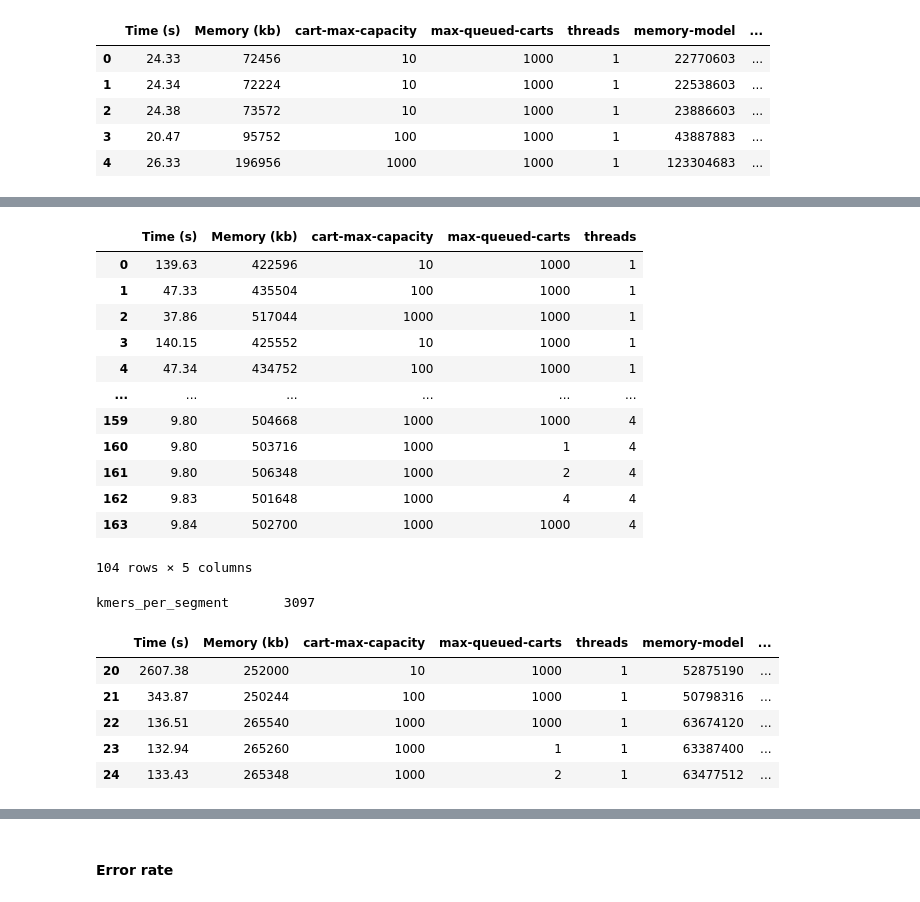
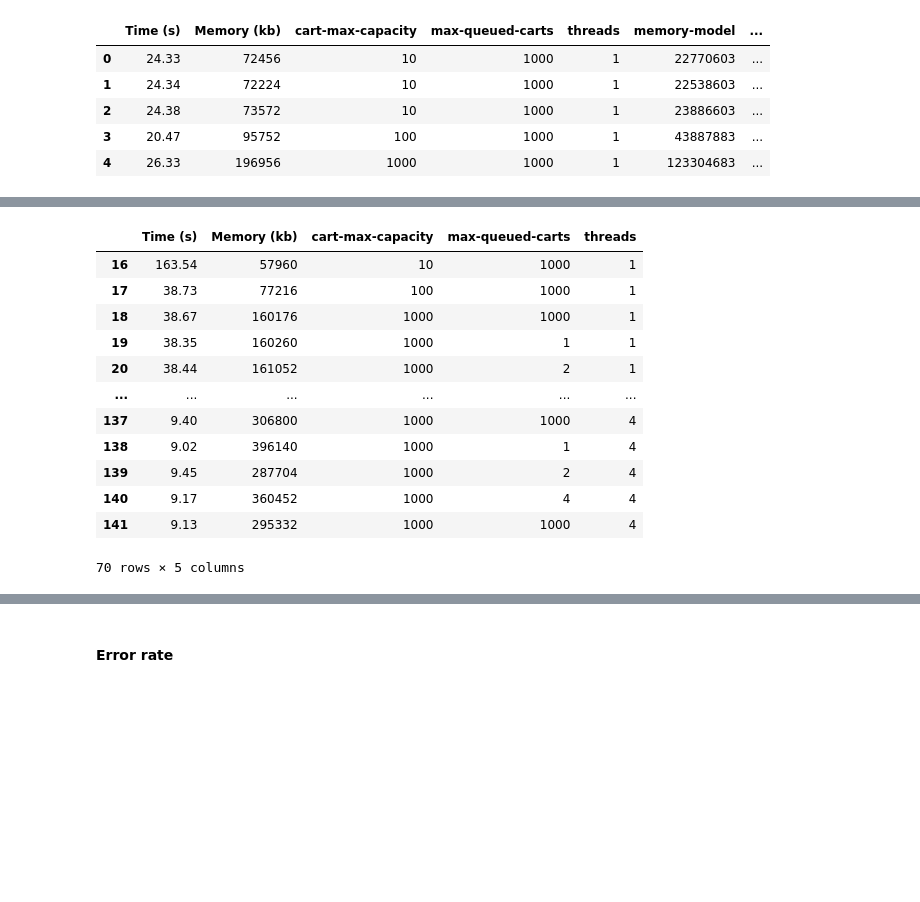
Before and after one commit to eaasna/DREAM-stellar-benchmark, a Jupyter notebook: work-python/markov/Distribution granularity.ipynb, the cells around one changed output, grey strips where cells are left out. Saved outputs shown, nothing was run; the diff lists cells and outputs as text; code cells hidden in the pictures; blank space fills up the shorter version.

```diff
--- a/work-python/markov/Distribution granularity.ipynb
+++ b/work-python/markov/Distribution granularity.ipynb
@@ -427,39 +443,17 @@ plt.show()
-# %%
-build
-# %% [output]
-|  | Time (s) | Memory (kb) | cart-max-capacity | max-queued-carts | threads |
-| 0 | 139.63 | 422596 | 10 | 1000 | 1 |
-| 1 | 47.33 | 435504 | 100 | 1000 | 1 |
-| 2 | 37.86 | 517044 | 1000 | 1000 | 1 |
-| 3 | 140.15 | 425552 | 10 | 1000 | 1 |
-| 4 | 47.34 | 434752 | 100 | 1000 | 1 |
-| ... | ... | ... | ... | ... | ... |
-| 159 | 9.80 | 504668 | 1000 | 1000 | 4 |
-| 160 | 9.80 | 503716 | 1000 | 1 | 4 |
-| 161 | 9.80 | 506348 | 1000 | 2 | 4 |
-| 162 | 9.83 | 501648 | 1000 | 4 | 4 |
-| 163 | 9.84 | 502700 | 1000 | 1000 | 4 |
-104 rows × 5 columns
-# %%
-data = io.copy()
-#data = data[data["cart-max-capacity"] > 1]
-ref_seg_count = 10
-data["memory-model"] = (data["Memory (kb)"] * 1024 - (ibf_size + data["threads"] * 2 * database_size / ref_seg_count + query_size)).astype(int)
-
-seg_len = query_size / df["seg-count"].iloc[0] + min_len
-kmers_per_segment = int(seg_len - window_size + 1)
-print("kmers_per_segment\t" + str(kmers_per_segment))
-data["max-kmer-indexes-size"] = (data["threads"] * data["cart-max-capacity"] * kmers_per_segment).astype(int)
-data["kmer-indexes-frac"] = np.round(data["max-kmer-indexes-size"] / (data["Memory (kb)"] * 1024), 2)
-data["memory-model"] = np.round(data["memory-model"] - data["max-kmer-indexes-size"])
-data["memory-model-error (%)"] = np.round((data["memory-model"] / (data["Memory (kb)"] * 1024)) * 100, 2)
-data.head()
-# %% [output]
-kmers_per_segment       3097
-|  | Time (s) | Memory (kb) | cart-max-capacity | max-queued-carts | threads | memory-model | ... |
-| 20 | 2607.38 | 252000 | 10 | 1000 | 1 | 52875190 | ... |
-| 21 | 343.87 | 250244 | 100 | 1000 | 1 | 50798316 | ... |
-| 22 | 136.51 | 265540 | 1000 | 1000 | 1 | 63674120 | ... |
-| 23 | 132.94 | 265260 | 1000 | 1 | 1 | 63387400 | ... |
-| 24 | 133.43 | 265348 | 1000 | 2 | 1 | 63477512 | ... |
+# %%
+io
+# %% [output]
+|  | Time (s) | Memory (kb) | cart-max-capacity | max-queued-carts | threads |
+| 16 | 163.54 | 57960 | 10 | 1000 | 1 |
+| 17 | 38.73 | 77216 | 100 | 1000 | 1 |
+| 18 | 38.67 | 160176 | 1000 | 1000 | 1 |
+| 19 | 38.35 | 160260 | 1000 | 1 | 1 |
+| 20 | 38.44 | 161052 | 1000 | 2 | 1 |
+| ... | ... | ... | ... | ... | ... |
+| 137 | 9.40 | 306800 | 1000 | 1000 | 4 |
+| 138 | 9.02 | 396140 | 1000 | 1 | 4 |
+| 139 | 9.45 | 287704 | 1000 | 2 | 4 |
+| 140 | 9.17 | 360452 | 1000 | 4 | 4 |
+| 141 | 9.13 | 295332 | 1000 | 1000 | 4 |
+70 rows × 5 columns
 # %%
```
Also changed, not shown: parts of 6 cells of this notebook.
